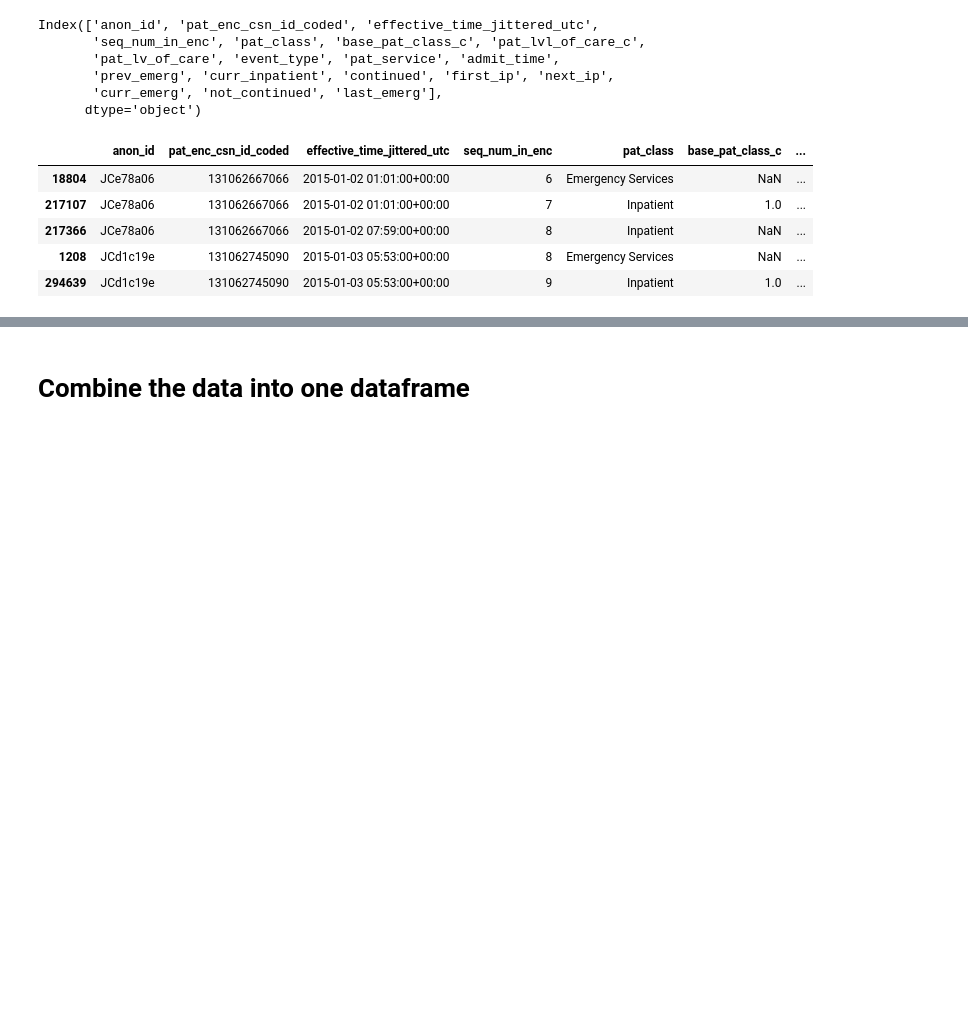
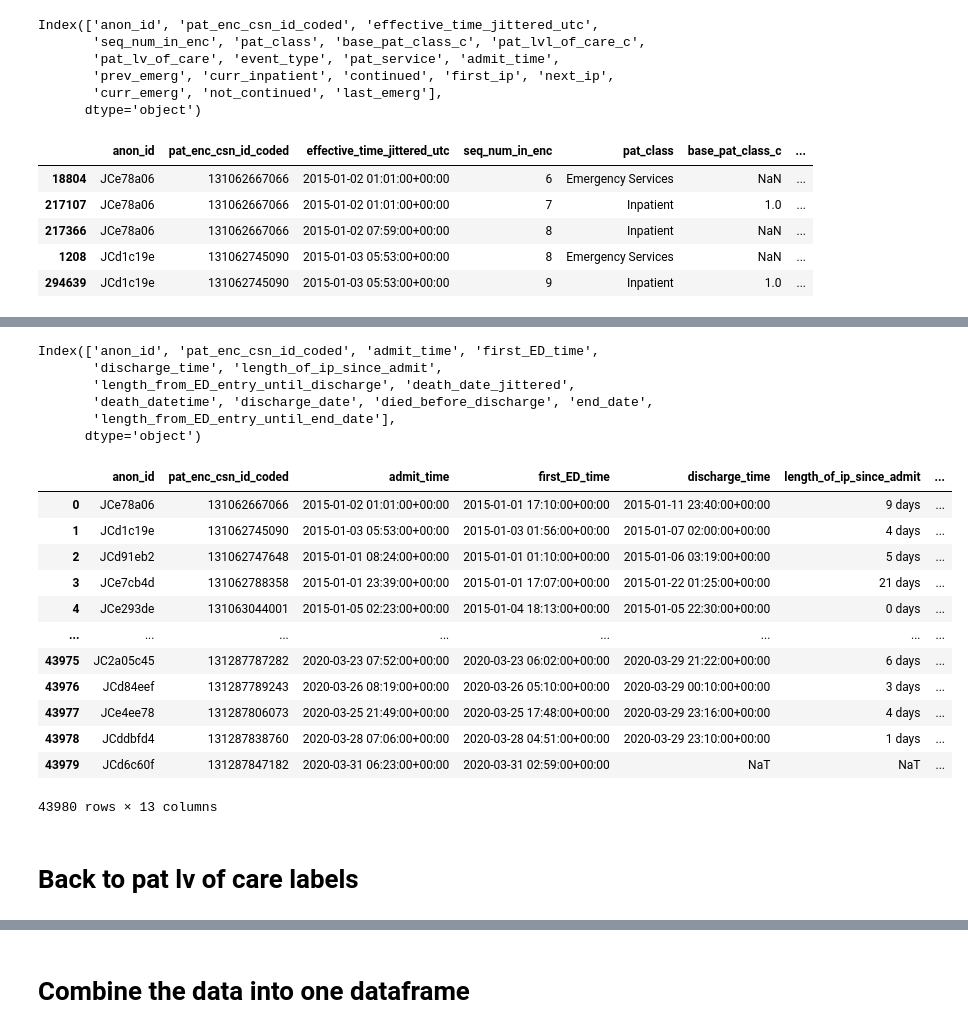
Before and after one commit to Minh084/TDA, a Jupyter notebook: 5_results_analysis/5.2_error_analysis.ipynb, the cells around one changed output, grey strips where cells are left out. Cells and saved outputs as stored; diff of their text form; code cells hidden in the pictures; blank space fills up the shorter version.

Commit message:
latest update for length of stay labels

```diff
--- a/5_results_analysis/5.2_error_analysis.ipynb
+++ b/5_results_analysis/5.2_error_analysis.ipynb
@@ -345,0 +509,7 @@ view_df(adt_results_24hr)
+# %%
+# keep just columns that we care about
+length_of_stay_labels = all_csns[[
+    'anon_id', 'pat_enc_csn_id_coded', 'admit_time',
+       'first_ED_time', 'discharge_time', 'length_of_ip_since_admit',
+       'length_from_ED_entry_until_discharge']].drop_duplicates()
+view_df(length_of_stay_labels)
@@ -345,0 +572,24 @@ view_df(adt_results_24hr)
+# %%
+def set_end_date(row):
+    # if discharge == NULL, death == NULL, then end_date = NULL
+    if (pd.isnull(row.death_date_jittered) & pd.isnull(row.discharge_date)):
+        return(None)
+    # if death == NULL, then end_date = discharge date
+    if (pd.isnull(row.death_date_jittered) & ~pd.isnull(row.discharge_date)):
+        return(row.discharge_date)
+    # if discharge == NULL, then end_date = death_date
+    if (~pd.isnull(row.death_date_jittered) & pd.isnull(row.discharge_date)):
+        return(row.death_date_jittered)
+    # if discharge and death dates exist, take earlier
+    if (~pd.isnull(row.death_date_jittered) & ~pd.isnull(row.discharge_date)):
+        if (pd.isnull(row.died_before_discharge)):
+            return(row.discharge_date)
+        else:
+            return(row.death_date_jittered)
+    # should never reach here
+    return(None)
+
+
+
+
+full_labels['end_date'] = full_labels.apply(lambda row: set_end_date(row), axis=1)
@@ -345,0 +620,28 @@ view_df(adt_results_24hr)
+# %%
+# create difference columns with dates instead
+
+full_labels['length_of_ip_since_admit'] = full_labels.end_date - full_labels.admit_time.dt.date
+full_labels['length_from_ED_entry_until_end_date'] = full_labels.end_date - full_labels.first_ED_time.dt.date
+
+print(full_labels.columns)
+full_labels
+# %% [output]
+Index(['anon_id', 'pat_enc_csn_id_coded', 'admit_time', 'first_ED_time',
+       'discharge_time', 'length_of_ip_since_admit',
+       'length_from_ED_entry_until_discharge', 'death_date_jittered',
+       'death_datetime', 'discharge_date', 'died_before_discharge', 'end_date',
+       'length_from_ED_entry_until_end_date'],
+      dtype='object')
+|  | anon_id | pat_enc_csn_id_coded | admit_time | first_ED_time | discharge_time | length_of_ip_since_admit | ... |
+| 0 | JCe78a06 | 131062667066 | 2015-01-02 01:01:00+00:00 | 2015-01-01 17:10:00+00:00 | 2015-01-11 23:40:00+00:00 | 9 days | ... |
+| 1 | JCd1c19e | 131062745090 | 2015-01-03 05:53:00+00:00 | 2015-01-03 01:56:00+00:00 | 2015-01-07 02:00:00+00:00 | 4 days | ... |
+| 2 | JCd91eb2 | 131062747648 | 2015-01-01 08:24:00+00:00 | 2015-01-01 01:10:00+00:00 | 2015-01-06 03:19:00+00:00 | 5 days | ... |
+| 3 | JCe7cb4d | 131062788358 | 2015-01-01 23:39:00+00:00 | 2015-01-01 17:07:00+00:00 | 2015-01-22 01:25:00+00:00 | 21 days | ... |
+| 4 | JCe293de | 131063044001 | 2015-01-05 02:23:00+00:00 | 2015-01-04 18:13:00+00:00 | 2015-01-05 22:30:00+00:00 | 0 days | ... |
+| ... | ... | ... | ... | ... | ... | ... | ... |
+| 43975 | JC2a05c45 | 131287787282 | 2020-03-23 07:52:00+00:00 | 2020-03-23 06:02:00+00:00 | 2020-03-29 21:22:00+00:00 | 6 days | ... |
+| 43976 | JCd84eef | 131287789243 | 2020-03-26 08:19:00+00:00 | 2020-03-26 05:10:00+00:00 | 2020-03-29 00:10:00+00:00 | 3 days | ... |
+| 43977 | JCe4ee78 | 131287806073 | 2020-03-25 21:49:00+00:00 | 2020-03-25 17:48:00+00:00 | 2020-03-29 23:16:00+00:00 | 4 days | ... |
+| 43978 | JCddbfd4 | 131287838760 | 2020-03-28 07:06:00+00:00 | 2020-03-28 04:51:00+00:00 | 2020-03-29 23:10:00+00:00 | 1 days | ... |
+| 43979 | JCd6c60f | 131287847182 | 2020-03-31 06:23:00+00:00 | 2020-03-31 02:59:00+00:00 | NaT | NaT | ... |
+43980 rows × 13 columns
@@ -346,3 +663,5 @@ view_df(adt_results_24hr)
+# %% [markdown]
+# Back to pat lv of care labels
 # %%
 # filter to inpatient events after admit time
 ip_events = adt_results_24hr[(adt_results_24hr.admit_time <= adt_results_24hr.effective_time_jittered_utc) &
```
Also changed, not shown: parts of 25 cells of this notebook.
